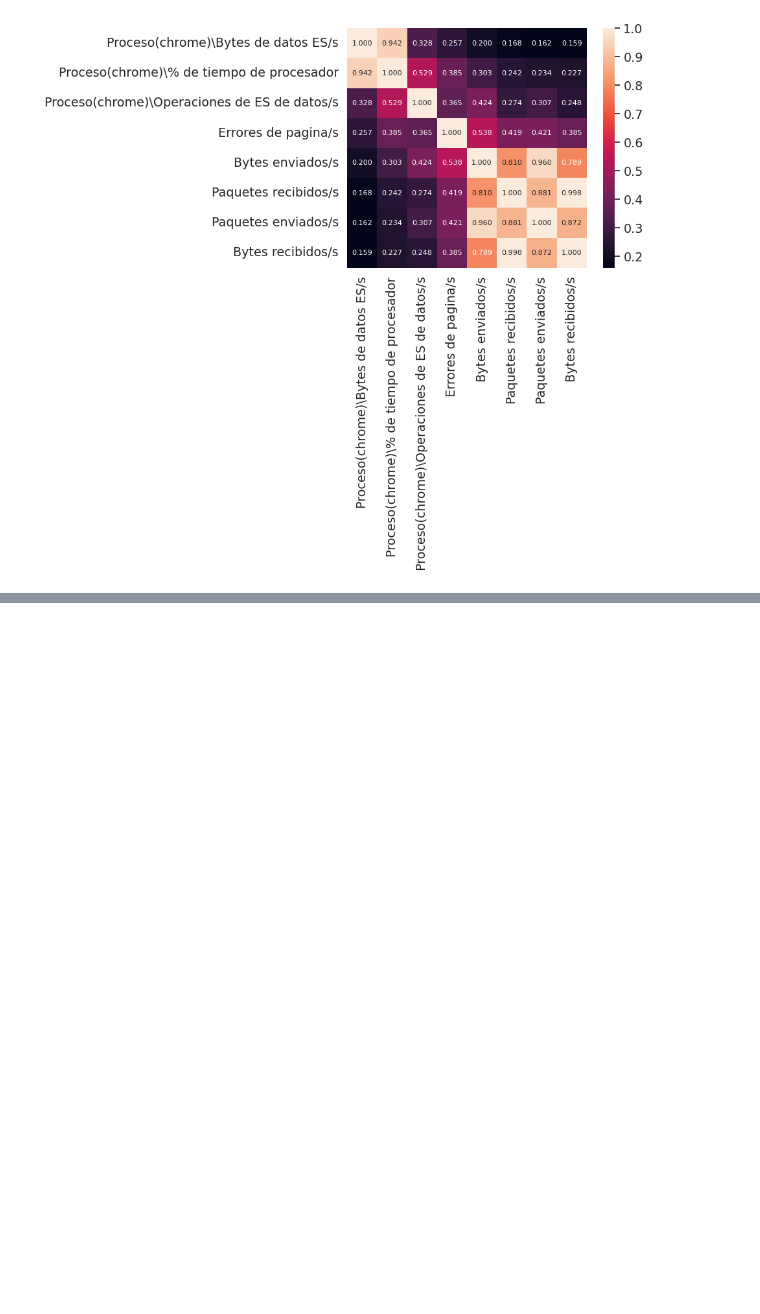
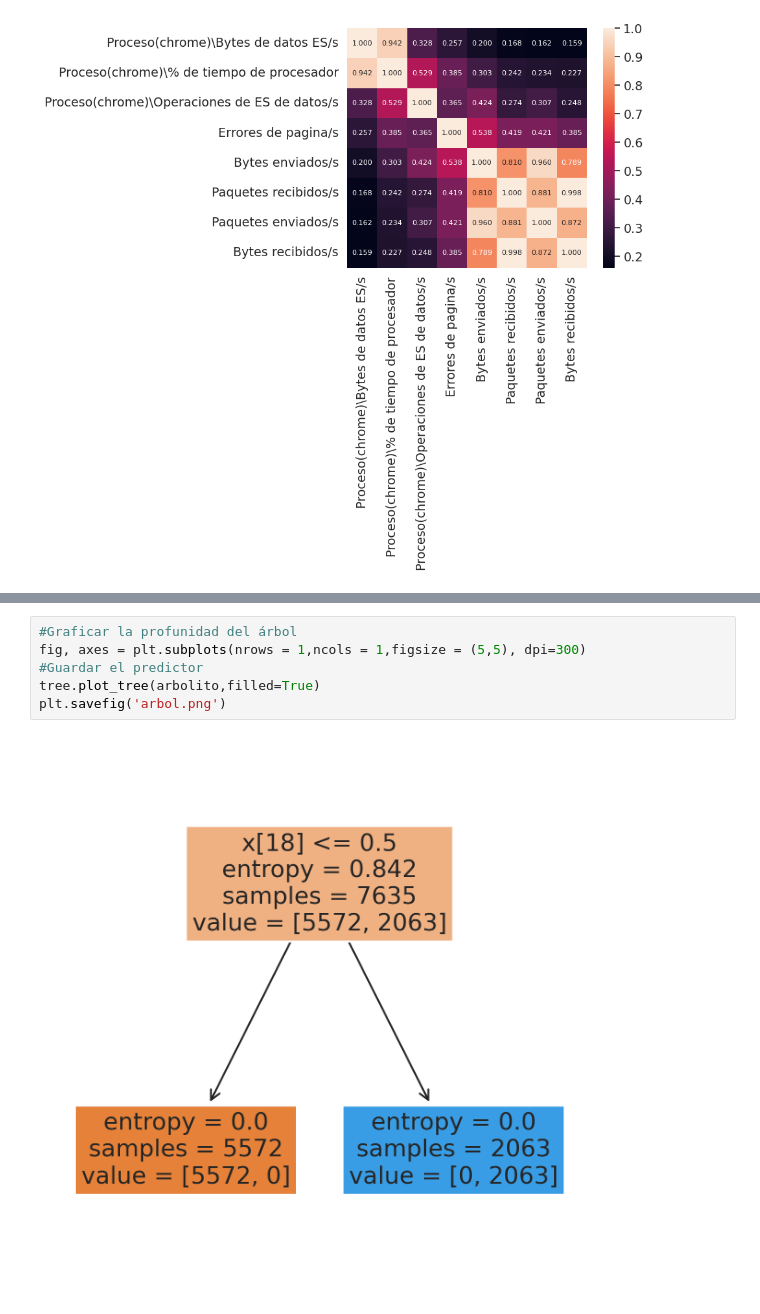
Before and after one commit to dannyasd/MineriaDeDatos, a Jupyter notebook: Copia_de_Lectura_5_(Ejercicio).ipynb, the cells around one changed output, grey strips where cells are left out. Saved outputs shown, nothing was run; the diff lists cells and outputs as text; blank space fills up the shorter version.

```diff
--- a/Copia_de_Lectura_5_(Ejercicio).ipynb
+++ b/Copia_de_Lectura_5_(Ejercicio).ipynb
@@ -291,0 +373,8 @@ plt.show()
+# %%
+#Graficar la profunidad del árbol
+fig, axes = plt.subplots(nrows = 1,ncols = 1,figsize = (5,5), dpi=300)
+#Guardar el predictor
+tree.plot_tree(arbolito,filled=True)
+plt.savefig('arbol.png')
+# %% [output]
+[figure, added]
```
Also changed, not shown: parts of 14 cells of this notebook.
